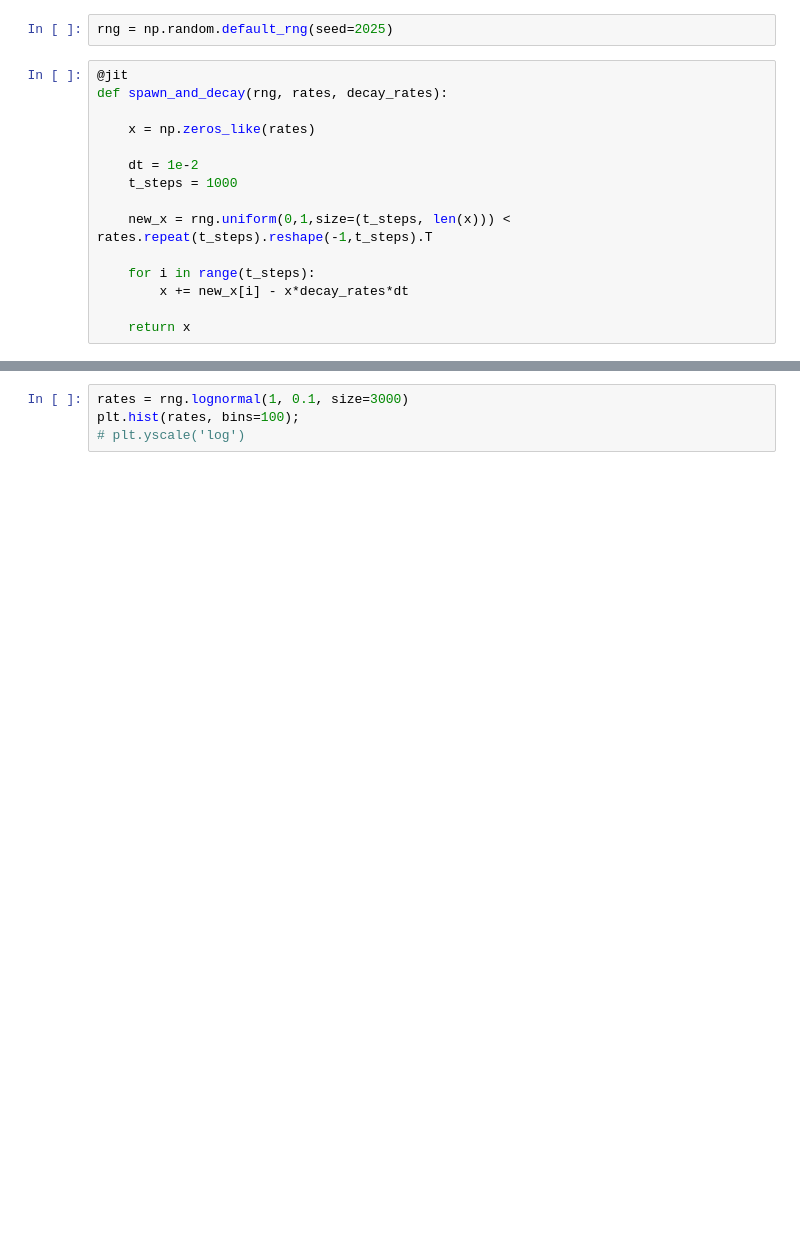
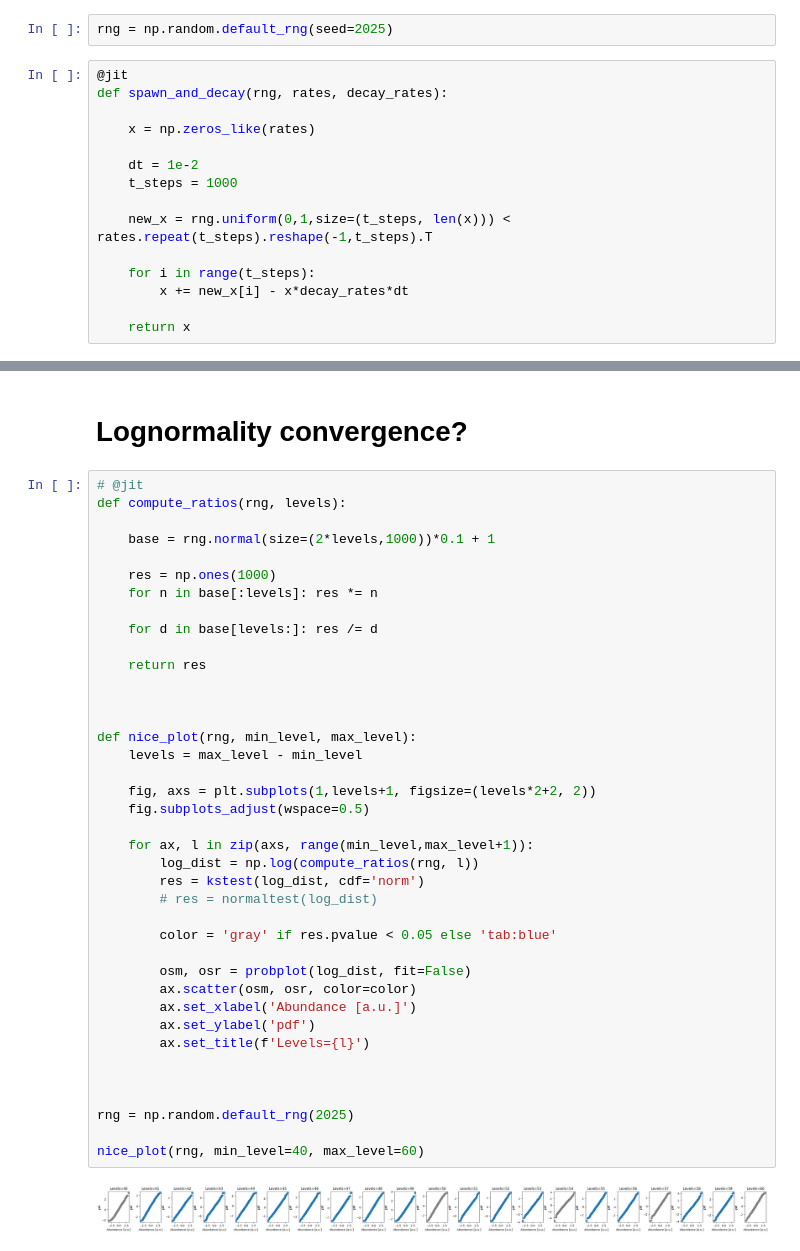
Before and after one commit to janko-petkovic/drawer, a Jupyter notebook: notebooks/proteins.ipynb, the cells around one changed output, grey strips where cells are left out. Cells and saved outputs as stored; diff of their text form; blank space fills up the shorter version.

Commit message:
Some random stuff

```diff
--- a/notebooks/proteins.ipynb
+++ b/notebooks/proteins.ipynb
@@ -130,4 +137,43 @@ model.plot(ax, countss)
-# %%
-rates = rng.lognormal(1, 0.1, size=3000)
-plt.hist(rates, bins=100);
-# plt.yscale('log')
+# %% [markdown]
+# Lognormality convergence?
+# %%
+# @jit
+def compute_ratios(rng, levels):
+
+    base = rng.normal(size=(2*levels,1000))*0.1 + 1
+
+    res = np.ones(1000)
+    for n in base[:levels]: res *= n
+
+    for d in base[levels:]: res /= d
+
+    return res
+
+
+
+def nice_plot(rng, min_level, max_level):
+    levels = max_level - min_level
+
+    fig, axs = plt.subplots(1,levels+1, figsize=(levels*2+2, 2))
+    fig.subplots_adjust(wspace=0.5)
+
+    for ax, l in zip(axs, range(min_level,max_level+1)):
+        log_dist = np.log(compute_ratios(rng, l))
+        res = kstest(log_dist, cdf='norm')
+        # res = normaltest(log_dist)
+
+        color = 'gray' if res.pvalue < 0.05 else 'tab:blue'
+
+        osm, osr = probplot(log_dist, fit=False)
+        ax.scatter(osm, osr, color=color)
+        ax.set_xlabel('Abundance [a.u.]')
+        ax.set_ylabel('pdf')
+        ax.set_title(f'Levels={l}')
+
+
+
+rng = np.random.default_rng(2025)
+
+nice_plot(rng, min_level=40, max_level=60)
+# %% [output]
+[figure, added]
```
Also changed, not shown: parts of 6 cells of this notebook, 1 other file.
